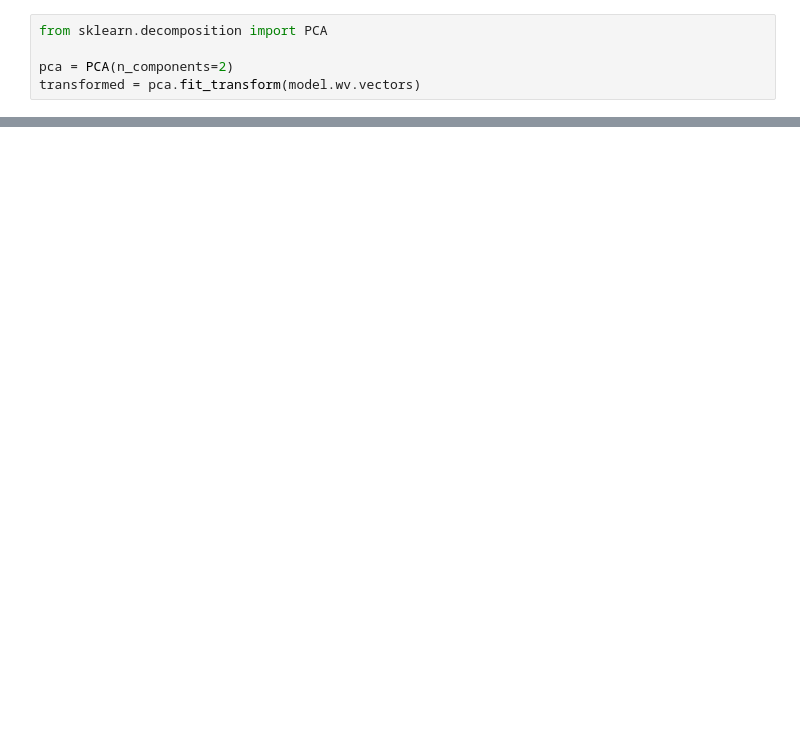
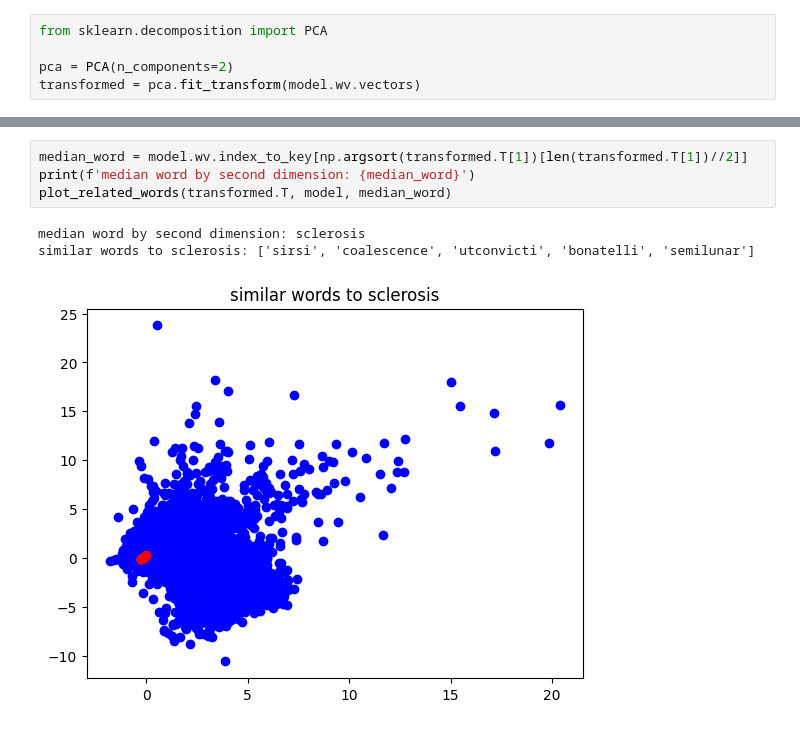
Before and after one commit to LeoCenturion/ceia-nlp, a Jupyter notebook: desafios/desafio_2.ipynb, the cells around one changed output, grey strips where cells are left out. Drawn from its saved outputs; the diff is of its cells as text; blank space fills up the shorter version.

```diff
--- a/desafios/desafio_2.ipynb
+++ b/desafios/desafio_2.ipynb
@@ -275,0 +222,8 @@ array([ 2.0799637 ,  2.0952625 ,  2.039838  , ..., -0.25468898,
+# %%
+median_word = model.wv.index_to_key[np.argsort(transformed.T[1])[len(transformed.T[1])//2]]
+print(f'median word by second dimension: {median_word}')
+plot_related_words(transformed.T, model, median_word)
+# %% [output]
+median word by second dimension: sclerosis
+similar words to sclerosis: ['sirsi', 'coalescence', 'utconvicti', 'bonatelli', 'semilunar']
+[figure, added]
```
Also changed, not shown: parts of 54 cells of this notebook, 6 other files.
